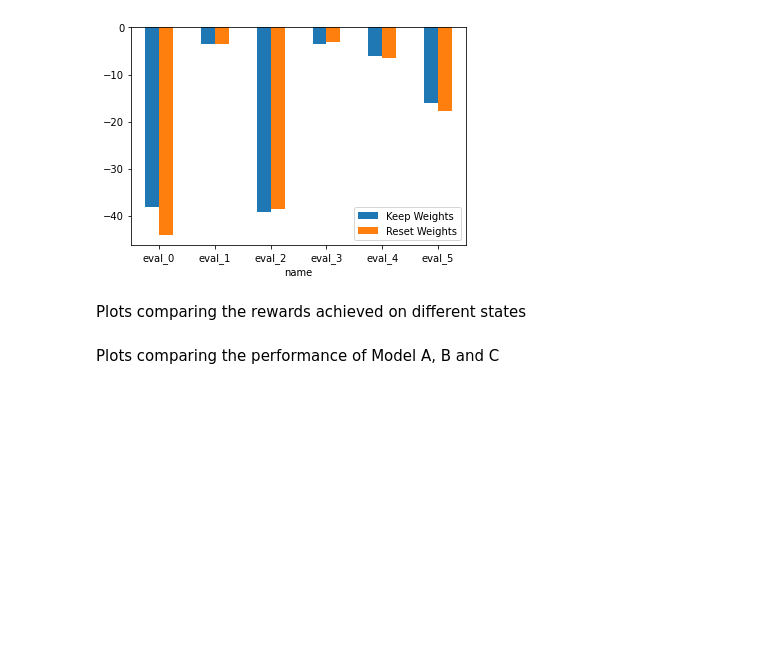
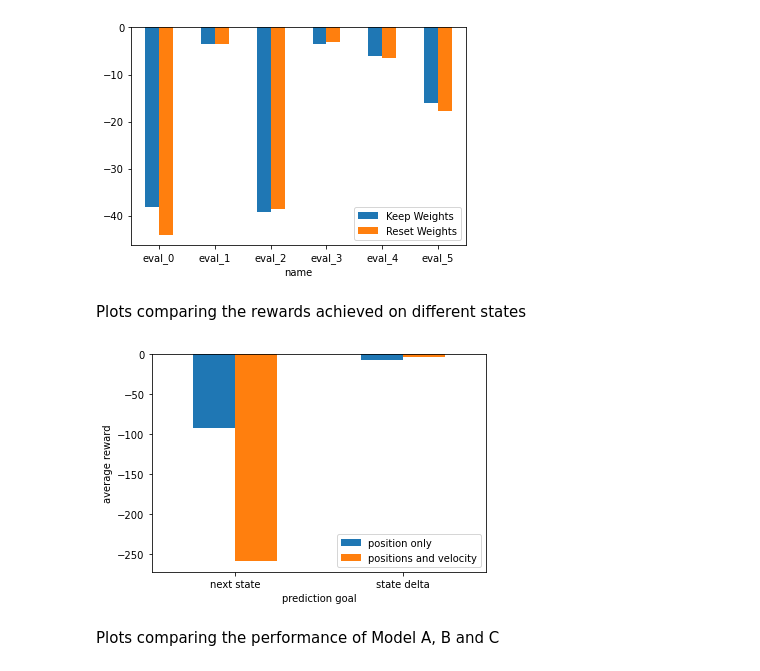
Before and after one commit to DankiLiu/DL4Robotics, a Jupyter notebook: Danki_Tobias/evaluation/plot_statistics.ipynb, the cells around one changed output. Saved outputs shown, nothing was run; the diff lists cells and outputs as text; code cells hidden in the pictures; blank space fills up the shorter version.

```diff
--- a/Danki_Tobias/evaluation/plot_statistics.ipynb
+++ b/Danki_Tobias/evaluation/plot_statistics.ipynb
@@ -73,15 +77,17 @@ Plots comparing the rewards achieved on different states
 # %%
 rewards = all_rewards[:, :, :, 'training_0']
 rewards = rewards.groupby(level=[0]).mean()
 
 multi_index = pd.MultiIndex.from_product([['next state', 'state delta'], ['position only', 'positions and velocity']],
-                                             names=["prediction goal", "states"])
+                                             names=["prediction goal", ""])
 test = [rewards['position'], rewards['position_and_velocity'],
         rewards['position_deltas'], rewards['position_and_velocity_deltas']]
 data = pd.Series(test, index=multi_index)
-
-data.unstack().plot(kind='bar', rot=0)
-plt.savefig("../results/CompareStateDefinitions.png")
+ax = data.unstack().plot(kind='bar', rot=0)
+ax.set_ylabel("average reward")
+plt.savefig("../results/CompareStateDefinitionsNew.png")
+# %% [output]
+[figure, added]
 # %% [markdown]
 Plots comparing the performance of Model A, B and C
 # %%
```
Also changed, not shown: parts of 11 cells of this notebook, 4 other files.
